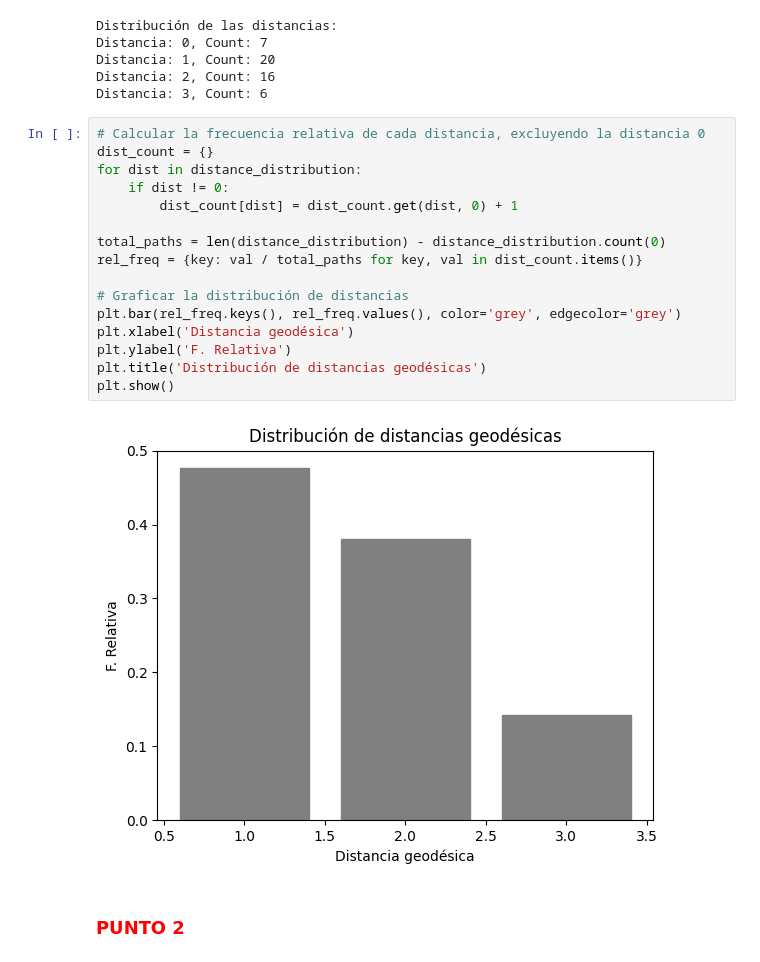
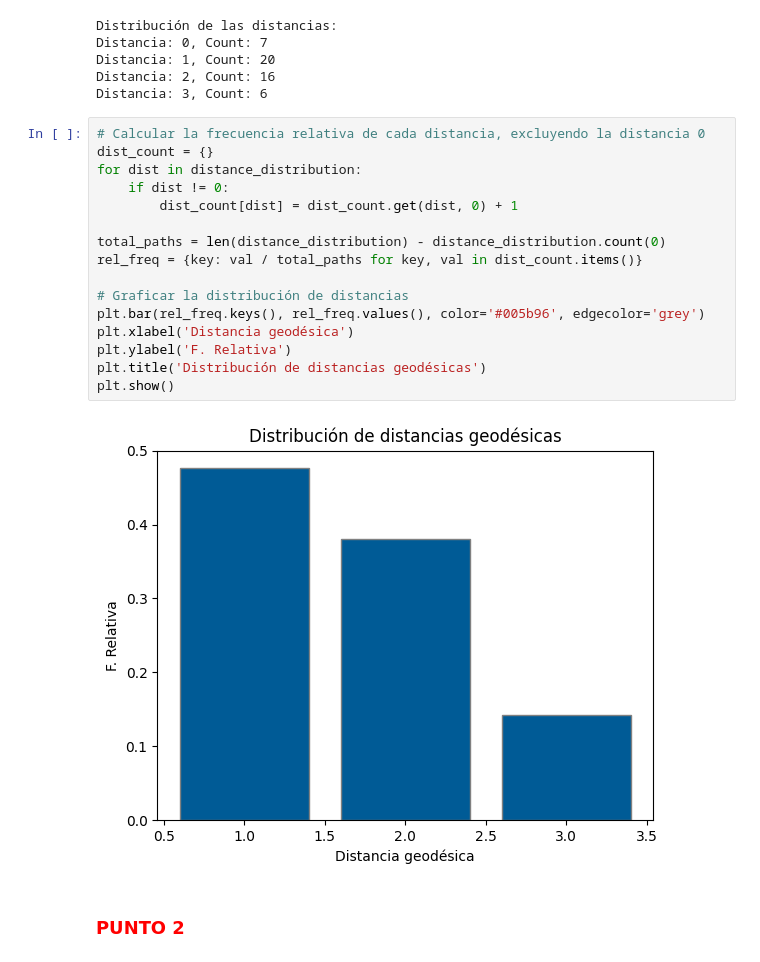
Before and after one commit to CapStats-ML/Social_Networks, a Jupyter notebook: Scripts/Talle2.ipynb, the cells around one changed output. Saved outputs shown, nothing was run; the diff lists cells and outputs as text.

```diff
--- a/Scripts/Talle2.ipynb
+++ b/Scripts/Talle2.ipynb
@@ -281,21 +281,21 @@ Distancia: 3, Count: 6
 # %%
 # Calcular la frecuencia relativa de cada distancia, excluyendo la distancia 0
 dist_count = {}
 for dist in distance_distribution:
     if dist != 0:
         dist_count[dist] = dist_count.get(dist, 0) + 1
 
 total_paths = len(distance_distribution) - distance_distribution.count(0)
 rel_freq = {key: val / total_paths for key, val in dist_count.items()}
 
 # Graficar la distribución de distancias
-plt.bar(rel_freq.keys(), rel_freq.values(), color='grey', edgecolor='grey')
+plt.bar(rel_freq.keys(), rel_freq.values(), color='#005b96', edgecolor='grey')
 plt.xlabel('Distancia geodésica')
 plt.ylabel('F. Relativa')
 plt.title('Distribución de distancias geodésicas')
 plt.show()
 # %% [output]
-[figure, old version]
+[figure, new version]
 # %% [markdown]
 ###  <font color='red'>PUNTO 2</font>
 # %% [markdown]
```
Also changed, not shown: parts of 70 cells of this notebook, 9 other files.
